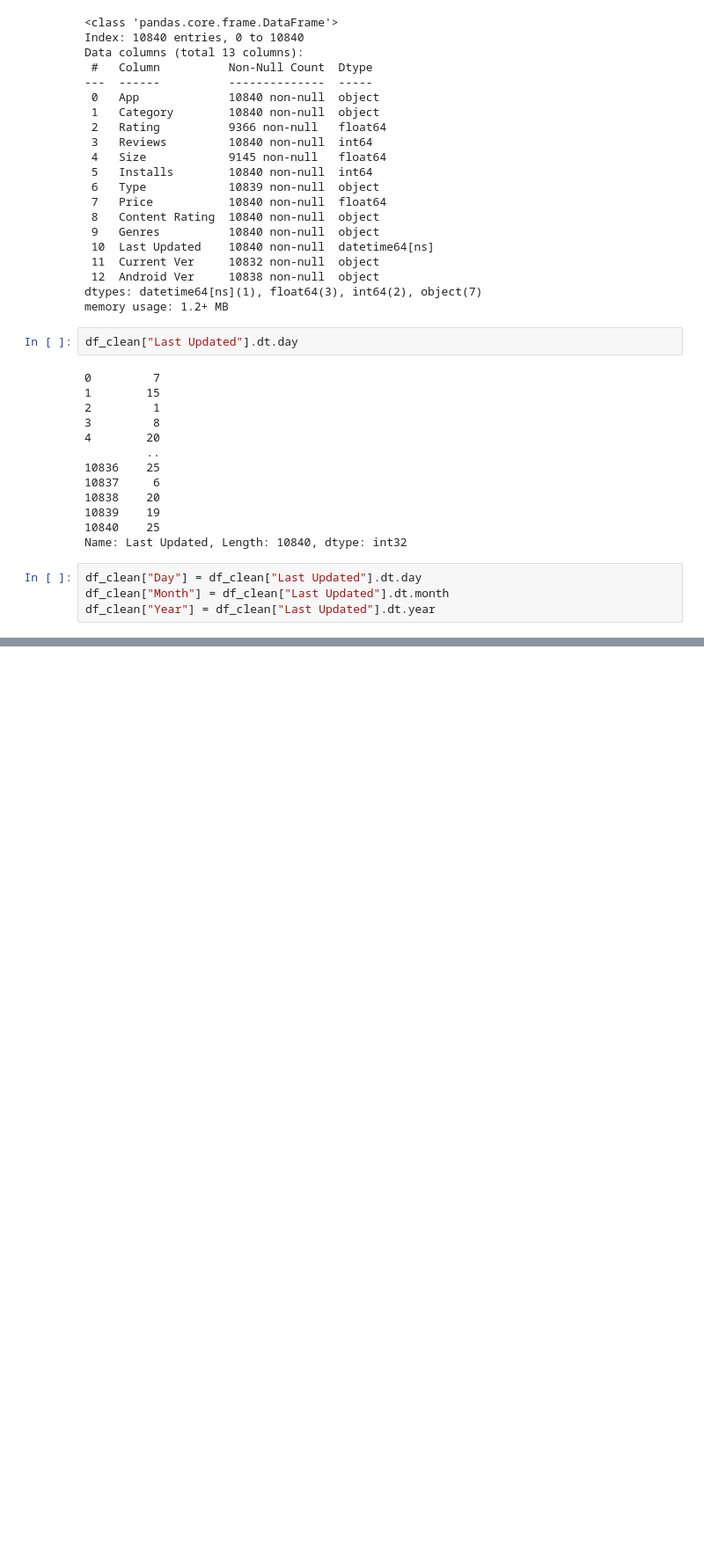
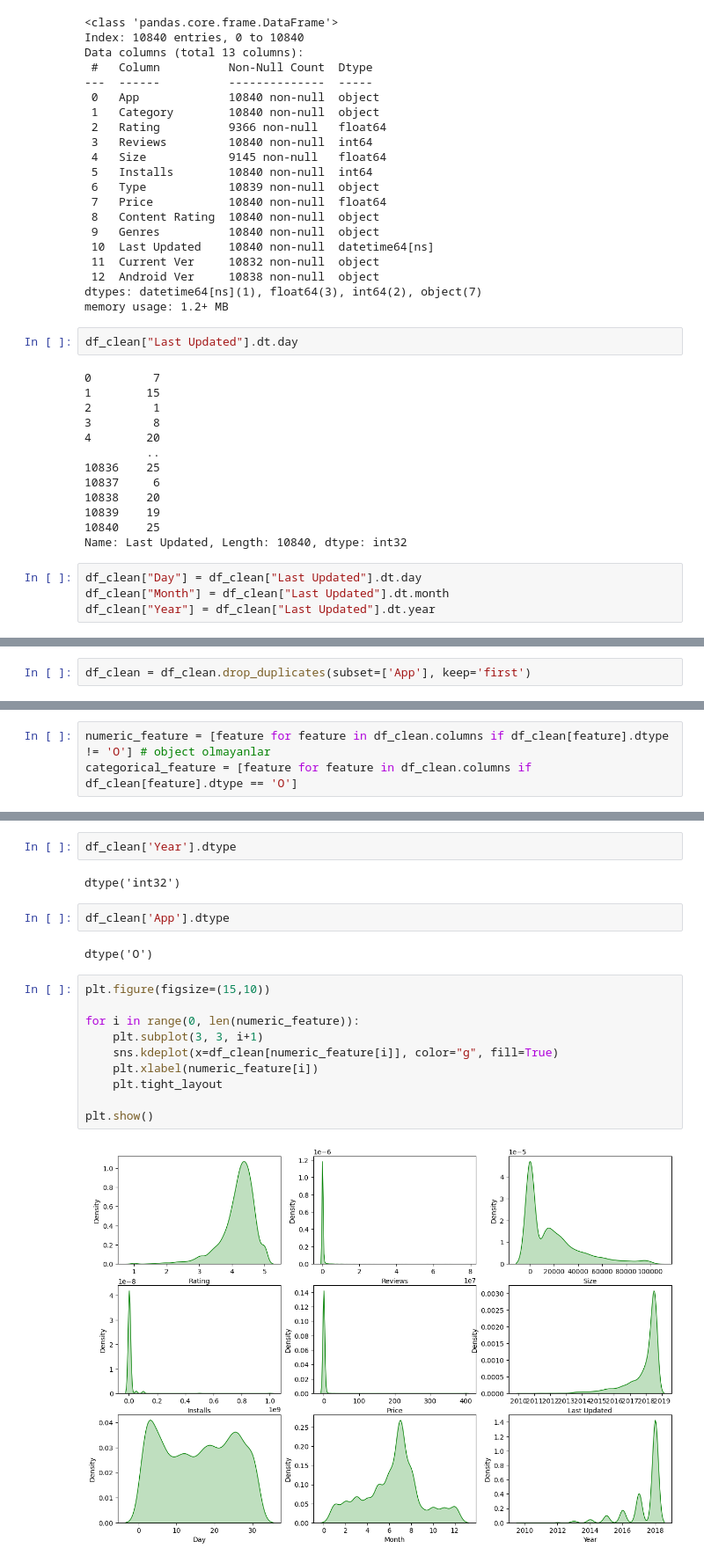
Before and after one commit to mlkenrcydn/Google_PlayStore_Dataset_EDA, a Jupyter notebook: GooglePlayStoreDatasetEDA.ipynb, the cells around one changed output, grey strips where cells are left out. Shown: that part at 88% size. Drawn from its saved outputs; the diff is of its cells as text; blank space fills up the shorter version.

Commit message:
Version  cleanup

```diff
--- a/GooglePlayStoreDatasetEDA.ipynb
+++ b/GooglePlayStoreDatasetEDA.ipynb
@@ -599,0 +651,2 @@ df_clean.head()
+# %%
+df_clean = df_clean.drop_duplicates(subset=['App'], keep='first')
@@ -599,0 +677,3 @@ df_clean.head()
+# %%
+numeric_feature = [feature for feature in df_clean.columns if df_clean[feature].dtype != 'O'] # object olmayanlar
+categorical_feature = [feature for feature in df_clean.columns if df_clean[feature].dtype == 'O']
@@ -599,0 +702,20 @@ df_clean.head()
+# %%
+df_clean['Year'].dtype
+# %% [output]
+dtype('int32')
+# %%
+df_clean['App'].dtype
+# %% [output]
+dtype('O')
+# %%
+plt.figure(figsize=(15,10))
+
+for i in range(0, len(numeric_feature)):
+    plt.subplot(3, 3, i+1)
+    sns.kdeplot(x=df_clean[numeric_feature[i]], color="g", fill=True)
+    plt.xlabel(numeric_feature[i])
+    plt.tight_layout
+
+plt.show()
+# %% [output]
+[figure, added]
```
Also changed, not shown: parts of 63 cells of this notebook.
